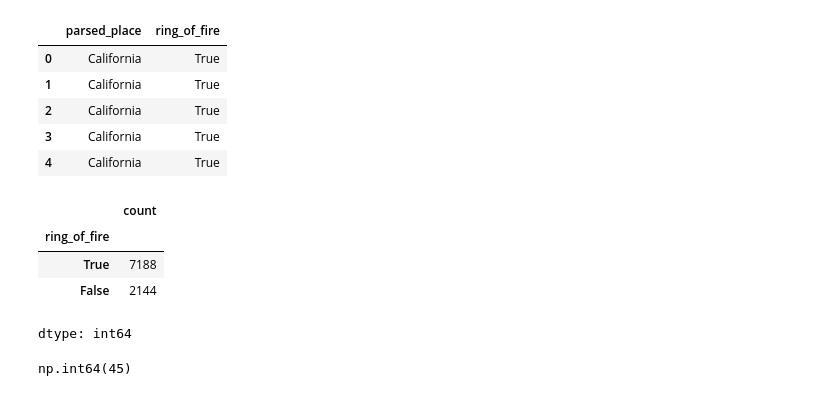
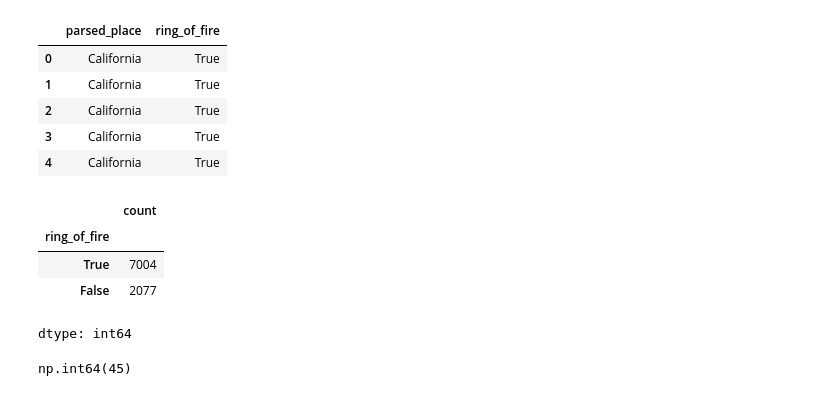
Before and after one commit to shuob3344/MSSP6070, a Jupyter notebook: WeeklyModules/Week04/PARTICIPATION_ACTIVITY_Week_4（2）.ipynb, the cells around one changed output. Cells and saved outputs as stored; diff of their text form; code cells hidden in the pictures.

```diff
--- a/WeeklyModules/Week04/PARTICIPATION_ACTIVITY_Week_4（2）.ipynb
+++ b/WeeklyModules/Week04/PARTICIPATION_ACTIVITY_Week_4（2）.ipynb
@@ -22,7 +20,5 @@ Resolving deltas: 100% (107/107), done.
 # %%
-import pandas as pd
-
-df = pd.read_csv('/content/MSSP6070/WeeklyModules/Week04/parsed.csv')
+df = pd.read_csv('WeeklyModules/Week04/parsed.csv')
 
 df.head()
 # %% [output]
@@ -77,12 +73,12 @@ df[['parsed_place', 'ring_of_fire']].head()
 | 3 | California | True |
 | 4 | California | True |
 # %%
-df['ring_of_fire'].value_counts()
+df.loc[df['type'] == 'earthquake', 'ring_of_fire'].value_counts()
 # %% [output]
 |  | count |
 | ring_of_fire |  |
-| True | 7188 |
-| False | 2144 |
+| True | 7004 |
+| False | 2077 |
 dtype: int64
 # %%
 df.loc[df['ring_of_fire'], 'tsunami'].sum()
```
Also changed, not shown: parts of 1 cell of this notebook.
